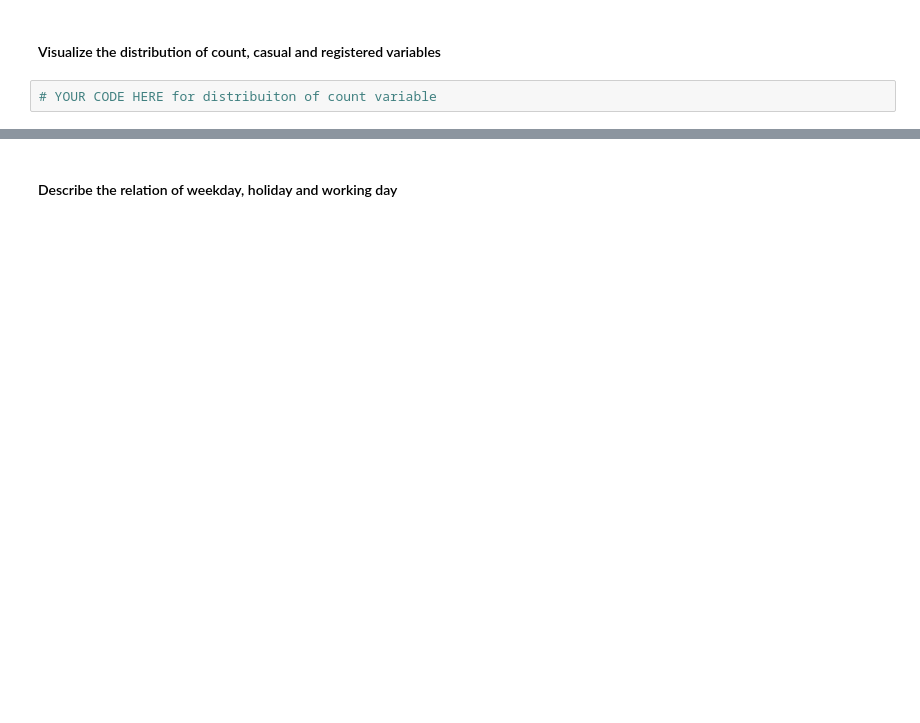
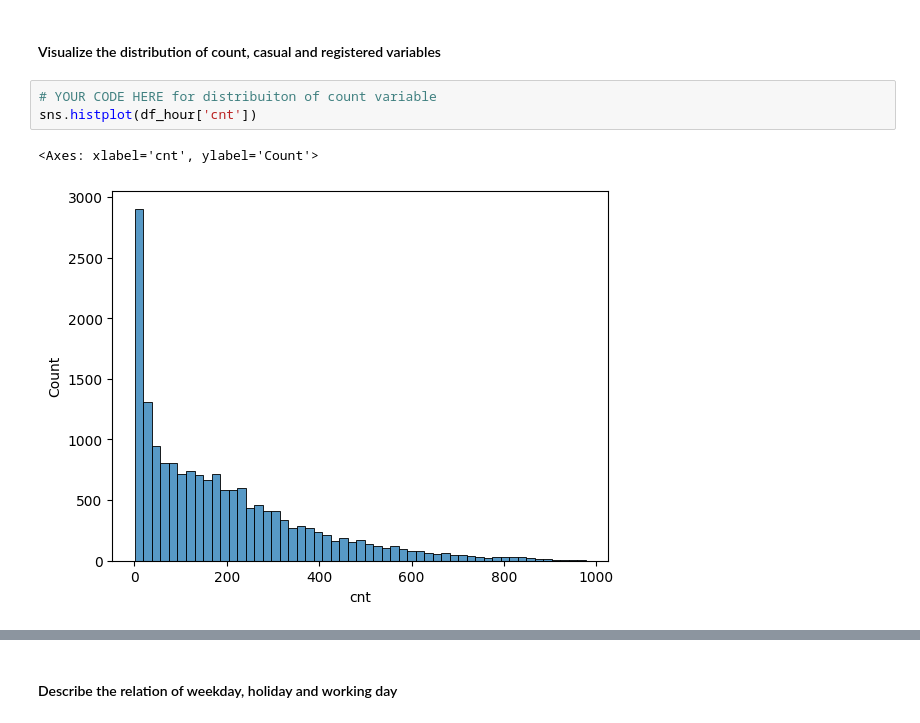
Before and after one commit to ayanagrawal1412/CDS_IISC, a Jupyter notebook: M2_NB_MiniProject_1_LinearRegression_Regularization.ipynb, the cells around one changed output, grey strips where cells are left out. Saved outputs shown, nothing was run; the diff lists cells and outputs as text; blank space fills up the shorter version.

```diff
--- a/M2_NB_MiniProject_1_LinearRegression_Regularization.ipynb
+++ b/M2_NB_MiniProject_1_LinearRegression_Regularization.ipynb
@@ -128,5 +244,9 @@ print the datatypes of the columns
 #### Visualize the distribution of count, casual and registered variables
 # %%
 # YOUR CODE HERE for distribuiton of count variable
+sns.histplot(df_hour['cnt'])
+# %% [output]
+<Axes: xlabel='cnt', ylabel='Count'>
+[figure, added]
 # %%
 # YOUR CODE HERE for distribuiton of casual variable
```
Also changed, not shown: parts of 19 cells of this notebook.
